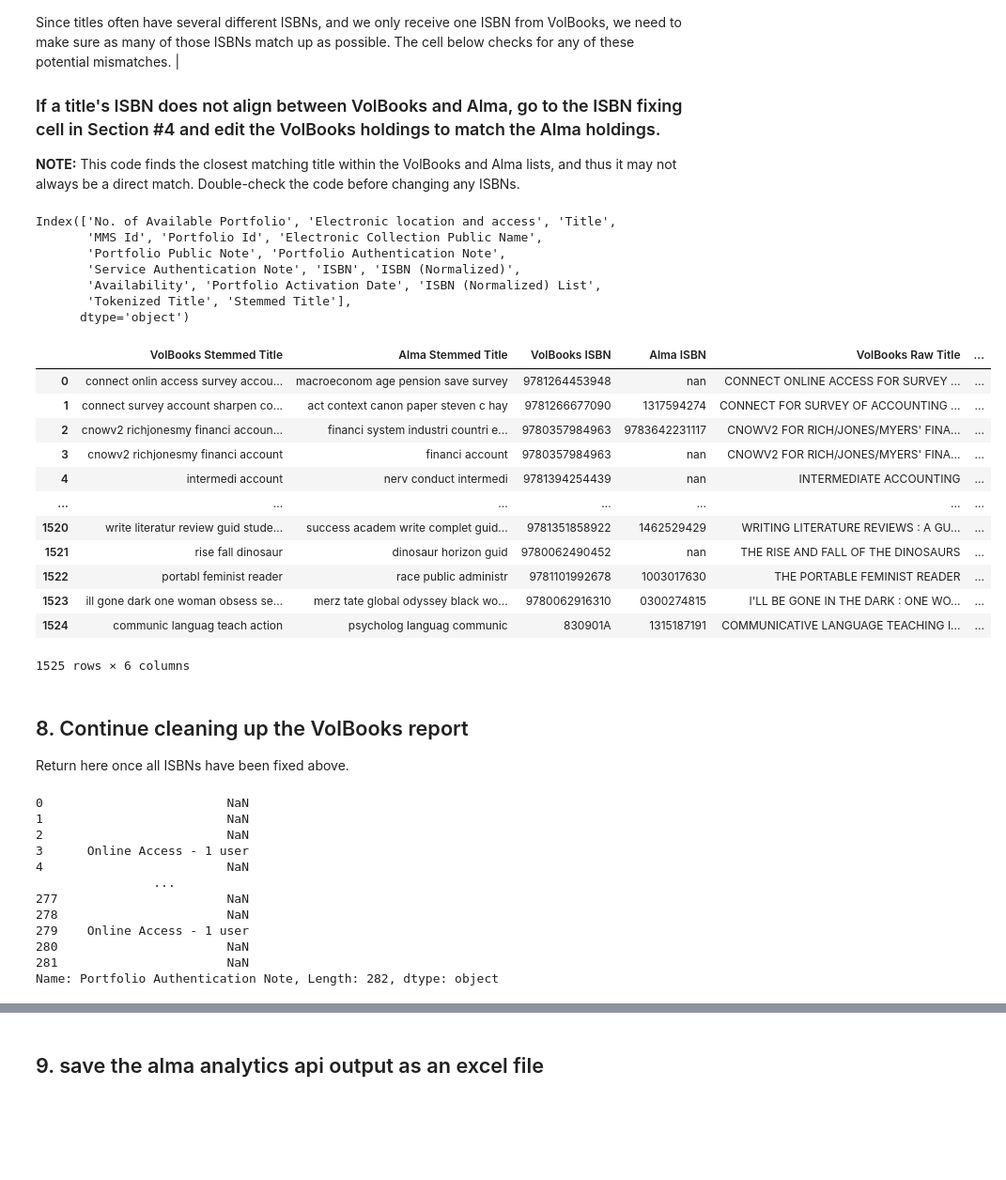
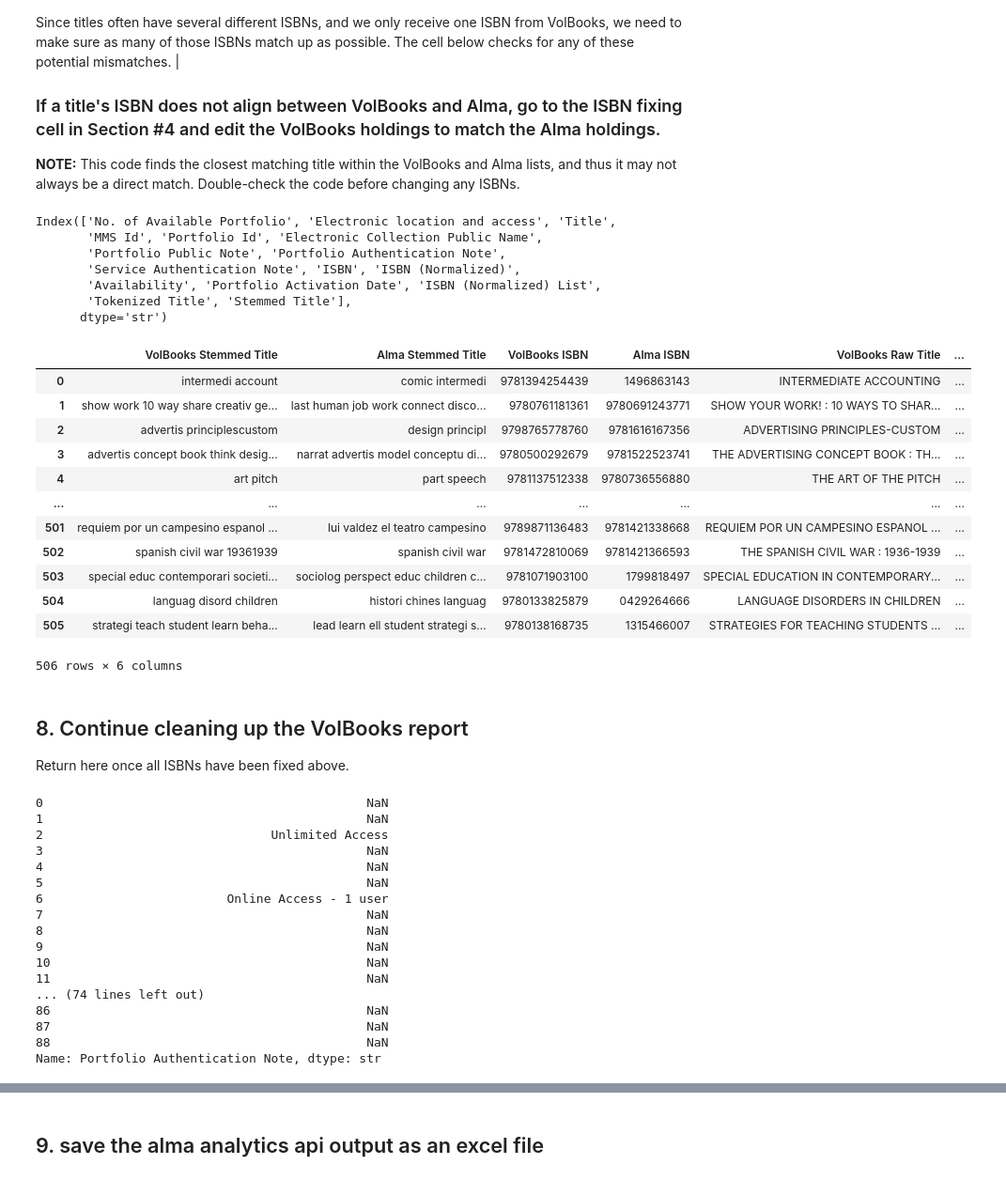
Before and after one commit to utkdigitalinitiatives/apcs-volbooks-projects, a Jupyter notebook: Processing Weekly Bookstore List Upgrade.ipynb, the cells around one changed output, grey strips where cells are left out. Shown at 94% size. Cells and saved outputs as stored; diff of their text form; code cells hidden in the pictures; blank space fills up the shorter version.

```diff
--- a/Processing Weekly Bookstore List Upgrade.ipynb
+++ b/Processing Weekly Bookstore List Upgrade.ipynb
@@ -150,7 +151,7 @@ def concatenate_and_deduplicate_notes(row):
 ## 2. Set the date and location of important Excel files
 # %%
 #set the date string for the rest of this notebook
-date_str = '2026-07-14'
+date_str = '2026-11-20'
 
 #Set the location where all bookstore data will be saved to and read from for the rest of this notebook
 
@@ -406,4 +407,25 @@ for i in range(isbns.shape[0]):
     if isbns.at[i, 'ISBN'] == '9781460404027': #The Return of the Soldier
         print('Found Return of the Soldier')
         isbns.at[i, 'ISBN'] = '9780486846545'
+    if isbns.at[i, 'ISBN'] == '9781315365619': #Instrumentation, Measurements, and Experiments in Fluids
+        print('Found Experiments in Fluids')
+        isbns.at[i, 'ISBN'] = '9780849307591'
+    if isbns.at[i, 'ISBN'] == '9781612930428': #Pride and Prejudice
+        print('Found Pride and Prejudice')
+        isbns.at[i, 'ISBN'] = '9781504033831'
+    if isbns.at[i, 'ISBN'] == '9781317615880': #Environmental Ethics for the Long Term
+        print('Found Environmental Ethics for the Long Term')
+        isbns.at[i, 'ISBN'] = '9781317615897'
+    if isbns.at[i, 'ISBN'] == '9781119943501': #The Eyes of the Skin
+        print('Found The Eyes of the Skin')
+        isbns.at[i, 'ISBN'] = '9781394200702'
+    if isbns.at[i, 'ISBN'] == '9780806130576': #Horace Epodes and Odes
+        print('Found Horace Epodes and Odes')
+        isbns.at[i, 'ISBN'] = '0585165475'
+    if isbns.at[i, 'ISBN'] == '9781119585473': #Nonprofit Management 101
+        print('Found Nonprofit Management 101')
+        isbns.at[i, 'ISBN'] = '9781119585527'
+    if isbns.at[i, 'ISBN'] == '9780062466679': #A People's History of the United States
+        print("Found A People's History of the United States")
+        isbns.at[i, 'ISBN'] = '9781317325291'
 # %% [output]
@@ -534,7 +542,7 @@ Since titles often have several different ISBNs, and we only receive one ISBN fr
 ## Load the Alma Data
 
 volBooksTitleList = df['Short Title'].unique()
-almaUnlimited = pd.read_excel('Textbook ISBN Checking File July 14.xlsx')
+almaUnlimited = pd.read_excel('Textbook ISBN Checking File November 20.xlsx')
 # %%
 ## Alma ISBN Splitting Code
 combinedCopy = almaUnlimited
@@ -592,7 +600,7 @@ Index(['No. of Available Portfolio', 'Electronic location and access', 'Title',
        'Service Authentication Note', 'ISBN', 'ISBN (Normalized)',
        'Availability', 'Portfolio Activation Date', 'ISBN (Normalized) List',
        'Tokenized Title', 'Stemmed Title'],
-      dtype='object')
+      dtype='str')
 # %%
 ## Find the Potential Titles with Mismatched ISBNs
 
@@ -601,45 +609,47 @@ Index(['No. of Available Portfolio', 'Electronic location and access', 'Title',
 for i in range(len(volBooksTitleList)):
     titleName = volBooksTitleList[i]
     bestResult = process.extractOne(titleName, almaTitleList, scorer = fuzz.token_sort_ratio)
 
     selectVolBooksRows = df[df['Stemmed Title'] == titleName]
     volBooksStem = pd.concat([volBooksStem, pd.Series([selectVolBooksRows['Stemmed Title'].iloc[0]])], ignore_index = True)
     volBooksISBN = pd.concat([volBooksISBN, pd.Series([selectVolBooksRows['ISBN'].iloc[0]])], ignore_index = True)
     volBooksTitle = pd.concat([volBooksTitle, pd.Series([selectVolBooksRows['Short Title'].iloc[0]])], ignore_index = True)
 
     selectAlmaRows = expandedCopy[expandedCopy['Stemmed Title'] == bestResult[0]]
     almaStem = pd.concat([almaStem, pd.Series([selectAlmaRows['Stemmed Title'].iloc[0]])], ignore_index = True)
     almaISBN = pd.concat([almaISBN, pd.Series([selectAlmaRows['ISBN (Normalized) List'].iloc[0]])], ignore_index = True)
     almaTitle = pd.concat([almaTitle, pd.Series([selectAlmaRows['Title'].iloc[0]])], ignore_index = True)
 
     for j in range(expandedCopy.shape[0]):
         if expandedCopy['Title'].iloc[j] == bestResult:
             almaISBN = pd.concat(volBooksISBN, pd.Series([expandedCopy.at[j, 'ISBN (Normalized) List']]), ignore_index = True)
             almaTitle = pd.concat(volBooksTitle, pd.Series([bestResult]), ignore_index = True)
+            next
     for k in range(df.shape[0]):
         if expandedCopy['Title'].iloc[k] == titleName:
             volBooksISBN = pd.concat(almaISBN, pd.Series([df.at[k, 'ISBN']]), ignore_index = True)
             volBooksTitle = pd.concat(almaTitle, pd.Series([titleName]), ignore_index = True)
+            next
 
 titleComparisonTable = pd.concat([volBooksStem, almaStem, volBooksISBN, almaISBN, volBooksTitle, almaTitle], axis = 1)
 
 titleComparisonTable.columns = ['VolBooks Stemmed Title', 'Alma Stemmed Title', 'VolBooks ISBN', 'Alma ISBN', 'VolBooks Raw Title', 'Alma Raw Title']
 
 titleComparisonTable
 # %% [output]
 |  | VolBooks Stemmed Title | Alma Stemmed Title | VolBooks ISBN | Alma ISBN | VolBooks Raw Title | ... |
-| 0 | connect onlin access survey accou... | macroeconom age pension save survey | 9781264453948 | nan | CONNECT ONLINE ACCESS FOR SURVEY ... | ... |
-| 1 | connect survey account sharpen co... | act context canon paper steven c hay | 9781266677090 | 1317594274 | CONNECT FOR SURVEY OF ACCOUNTING ... | ... |
-| 2 | cnowv2 richjonesmy financi accoun... | financi system industri countri e... | 9780357984963 | 9783642231117 | CNOWV2 FOR RICH/JONES/MYERS' FINA... | ... |
-| 3 | cnowv2 richjonesmy financi account | financi account | 9780357984963 | nan | CNOWV2 FOR RICH/JONES/MYERS' FINA... | ... |
-| 4 | intermedi account | nerv conduct intermedi | 9781394254439 | nan | INTERMEDIATE ACCOUNTING | ... |
+| 0 | intermedi account | comic intermedi | 9781394254439 | 1496863143 | INTERMEDIATE ACCOUNTING | ... |
+| 1 | show work 10 way share creativ ge... | last human job work connect disco... | 9780761181361 | 9780691243771 | SHOW YOUR WORK! : 10 WAYS TO SHAR... | ... |
+| 2 | advertis principlescustom | design principl | 9798765778760 | 9781616167356 | ADVERTISING PRINCIPLES-CUSTOM | ... |
+| 3 | advertis concept book think desig... | narrat advertis model conceptu di... | 9780500292679 | 9781522523741 | THE ADVERTISING CONCEPT BOOK : TH... | ... |
+| 4 | art pitch | part speech | 9781137512338 | 9780736556880 | THE ART OF THE PITCH | ... |
 | ... | ... | ... | ... | ... | ... | ... |
-| 1520 | write literatur review guid stude... | success academ write complet guid... | 9781351858922 | 1462529429 | WRITING LITERATURE REVIEWS : A GU... | ... |
-| 1521 | rise fall dinosaur | dinosaur horizon guid | 9780062490452 | nan | THE RISE AND FALL OF THE DINOSAURS | ... |
-| 1522 | portabl feminist reader | race public administr | 9781101992678 | 1003017630 | THE PORTABLE FEMINIST READER | ... |
-| 1523 | ill gone dark one woman obsess se... | merz tate global odyssey black wo... | 9780062916310 | 0300274815 | I'LL BE GONE IN THE DARK : ONE WO... | ... |
-| 1524 | communic languag teach action | psycholog languag communic | 830901A | 1315187191 | COMMUNICATIVE LANGUAGE TEACHING I... | ... |
+| 501 | requiem por un campesino espanol ... | lui valdez el teatro campesino | 9789871136483 | 9781421338668 | REQUIEM POR UN CAMPESINO ESPANOL ... | ... |
+| 502 | spanish civil war 19361939 | spanish civil war | 9781472810069 | 9781421366593 | THE SPANISH CIVIL WAR : 1936-1939 | ... |
+| 503 | special educ contemporari societi... | sociolog perspect educ children c... | 9781071903100 | 1799818497 | SPECIAL EDUCATION IN CONTEMPORARY... | ... |
+| 504 | languag disord children | histori chines languag | 9780133825879 | 0429264666 | LANGUAGE DISORDERS IN CHILDREN | ... |
+| 505 | strategi teach student learn beha... | lead learn ell student strategi s... | 9780138168735 | 1315466007 | STRATEGIES FOR TEACHING STUDENTS ... | ... |
-1525 rows × 6 columns
+506 rows × 6 columns
 # %%
 titleComparisonTable.to_excel(date_str+'ISBN Matching Table.xlsx', index = False)
 # %% [markdown]
@@ -649,18 +659,23 @@ Return here once all ISBNs have been fixed above.
 # %%
 combined_df['Portfolio Authentication Note']
 # %% [output]
-0                         NaN
-1                         NaN
-2                         NaN
-3      Online Access - 1 user
-4                         NaN
-                ...
-277                       NaN
-278                       NaN
-279    Online Access - 1 user
-280                       NaN
-281                       NaN
-Name: Portfolio Authentication Note, Length: 282, dtype: object
+0                                            NaN
+1                                            NaN
+2                               Unlimited Access
+3                                            NaN
+4                                            NaN
+5                                            NaN
+6                         Online Access - 1 user
+7                                            NaN
+8                                            NaN
+9                                            NaN
+10                                           NaN
+11                                           NaN
+... (74 lines left out)
+86                                           NaN
+87                                           NaN
+88                                           NaN
+Name: Portfolio Authentication Note, dtype: str
 # %%
 combined_df['Electronic location split'] = combined_df['Electronic location and access'].apply(lambda x: x.split() if isinstance(x, str) else x)
 
```
Also changed, not shown: parts of 30 cells of this notebook, 1 other file.
